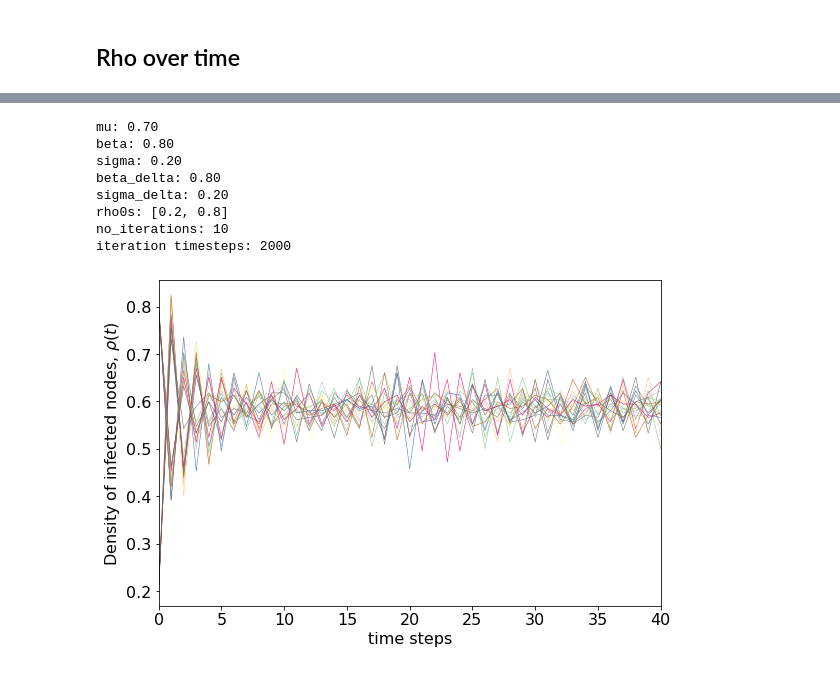
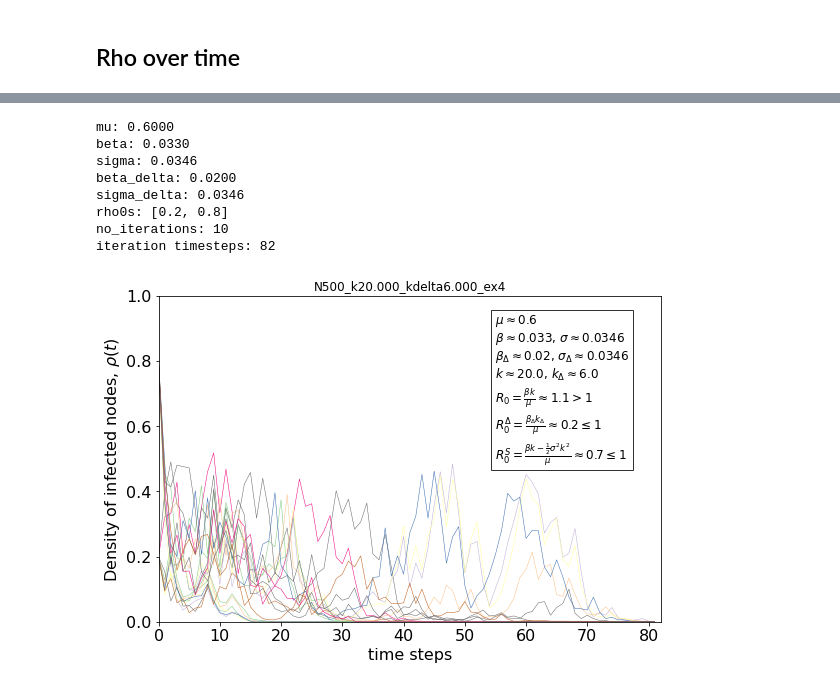
Before and after one commit to juanelas/sscm, a Jupyter notebook: stochastic_simplagion.ipynb, the cells around one changed output, grey strips where cells are left out. Saved outputs shown, nothing was run; the diff lists cells and outputs as text; code cells hidden in the pictures.

Commit message:
fixed stochastic model. Examples of different regions simulated. Better figures

```diff
--- a/stochastic_simplagion.ipynb
+++ b/stochastic_simplagion.ipynb
@@ -29,10 +28,12 @@ Available experiments:
 # %%
-experiment = 'N212_k24.425_kdelta6.920_ex3 - lambda_slices'
+experiment = 'N500_k20.000_kdelta6.000_ex4 - lambda_slices'
 version = 2 # either 0 (old), 1 or 2 (with stationary sigma)
 
 results, database = results_from_experiment(experiment, version)
 rhos, stationary_rhos, k, k_delta, lambdas, sigma, sigma_delta, rho0s_per_lambda_delta, mu = results
 
+sigma = sigma or 0
+sigma_delta = sigma_delta or 0
 lambda1 = lambdas[0]
 lambda_delta = list(rho0s_per_lambda_delta.keys())[0]
 
@@ -44,50 +45,94 @@ rho0s = rho0s_per_lambda_delta[lambda_delta]
 no_iterations = len(rhos[lambda_delta][rho0s[0]][lambda1])
 iteration_timesteps = len(rhos[lambda_delta][rho0s[0]][lambda1][0])
 
-print(f'mu: {mu:.2f}')
-print(f'beta: {beta:.2f}')
-print(f'sigma: {sigma:.2f}')
-print(f'beta_delta: {beta_delta:.2f}')
-print(f'sigma_delta: {sigma_delta:.2f}')
+print(f'mu: {mu:.4f}')
+print(f'beta: {beta:.4f}')
+print(f'sigma: {sigma:.4f}')
+print(f'beta_delta: {beta_delta:.4f}')
+print(f'sigma_delta: {sigma_delta:.4f}')
 print('rho0s: ' + str(rho0s))
 print(f'no_iterations: {no_iterations}')
 print(f'iteration timesteps: {iteration_timesteps}')
 # %% [output]
-mu: 0.70
-beta: 0.80
-sigma: 0.20
-beta_delta: 0.80
-sigma_delta: 0.20
+mu: 0.6000
+beta: 0.0330
+sigma: 0.0346
+beta_delta: 0.0200
+sigma_delta: 0.0346
 rho0s: [0.2, 0.8]
 no_iterations: 10
-iteration timesteps: 2000
+iteration timesteps: 82
+# %%
+def stationary_mean(iteration: np.array):
+  if len(iteration) > 1000 and iteration[-1] > 0:
+    return np.mean(iteration[-500:])
+
+  return None
 # %%
 markers = ['D', 's', 'o', '.']
 zorders = [8, 7, 6, 5]
 mfcs = ['white', 'white', 'white', 'cornflowerblue']
 markersizes = [7.5, 7.5, 7, 6]
 colormap = plt.cm.get_cmap('Accent')
 colors = list(colormap(np.linspace(0, 1, no_iterations)))
+round_decimals = 4
 
 fig = plt.figure(figsize=(9, 6))
 ax = plt.subplot(111)
 
 x_axis = [timestep for timestep in range(0, iteration_timesteps)]
 
+stationary_rho_means = []
+stationary_rho_stds = []
+xlim = 0
 for rho0 in rho0s:
-    for i, iteration in enumerate(rhos[lambda_delta][rho0][lambda1]):
+    iterations = rhos[lambda_delta][rho0][lambda1]
+    for i, iteration in enumerate(iterations):
+        rho_mean = stationary_mean(iteration)
+        if rho_mean:
+            stationary_rho_means.append(rho_mean)
         ax.plot(x_axis, iteration, color=colors[i], ls='-', lw=.5)
+        if len(iteration) > xlim:
+            xlim = len(iteration)
+
+stationary_rho_mean = np.mean(stationary_rho_means)
+if stationary_rho_mean > 0:
+    ax.axhline(y=stationary_rho_mean, color='r', linestyle='--', linewidth='4')
+    ax.text(x=xlim*1.01, y=stationary_rho_mean, s=str(round(stationary_rho_mean, 2)), color='red', verticalalignment='center')
 
 ax.tick_params(axis='both', which='major', labelsize=16)
 ax.set_xlabel(r'time steps', size=16)
 ax.set_ylabel(r'Density of infected nodes, $\rho(t)$', size=16)
+ax.set_title(f'{experiment.split(" - lambda")[0]}')
 
-ax.set_xlim(0, 40)
+ax.set_xlim(0, xlim)
+# ax.set_xlim(0, 100)
+ax.set_ylim(0, 1)
+
 # ax.legend(loc='best', fontsize=16)
+r0 = beta*k / mu
+r0_delta = beta_delta*k_delta / mu
+r0s = (beta * k - (sigma**2)*(k**2)/2)/mu
+textstr ='\n'.join((
+    f'$\\mu \\approx {str(round(mu, round_decimals))}$',
+    f'$\\beta \\approx {str(round(beta, round_decimals))}$' + (f', $\\sigma \\approx {str(round(sigma, round_decimals))}$' if sigma else ''),
+    f'$\\beta_{{\\Delta}} \\approx {str(round(beta_delta, round_decimals))}$' + (f', $\\sigma_{{\\Delta}} \\approx {str(round(sigma_delta, round_decimals))}$' if sigma_delta else ''),
+    f'$k \\approx {str(round(k, round_decimals))}$, $k_{{\\Delta}} \\approx {str(round(k_delta, round_decimals))}$',
+    f'$R_0 = \\frac{{\\beta k}}{{\\mu}} \\approx {str(round(r0, round_decimals))}' + (' > 1 $' if r0 > 1 else ' \leq 1 $'),
+    f'$R_0^\\Delta = \\frac{{\\beta_\\Delta k_\\Delta}}{{\\mu}} \\approx {str(round(r0_delta, round_decimals))}' + (' > 1 $' if r0_delta > 1 else ' \leq 1 $')
+))
+if sigma:
+    textstr += f'\n$R_0^S = \\frac{{\\beta k - \\frac{{1}}{{2}} \\sigma^2 k^2}}{{\\mu}} \\approx {str(round(r0s, round_decimals))}' + (' > 1 $' if r0s > 1 else ' \leq 1 $')
+
+
+props = dict(boxstyle='square', facecolor='white', alpha=0.8)
+ax.text(0.67, 0.95, textstr, transform=ax.transAxes, fontsize=12, verticalalignment='top', horizontalalignment='left', bbox=props)
 
 figures_dir = os.path.join(contagion_figures_dir, database)
 if not os.path.exists(figures_dir):
     os.makedirs(figures_dir)
+
 fig.savefig(os.path.join(figures_dir, f'{experiment}.pdf'))
+fig.savefig(os.path.join(figures_dir, f'{experiment}.png'))
 # %% [output]
-[figure, old version]
+[figure, new version]
```
Also changed, not shown: parts of 1 cell of this notebook, 6 other files.
